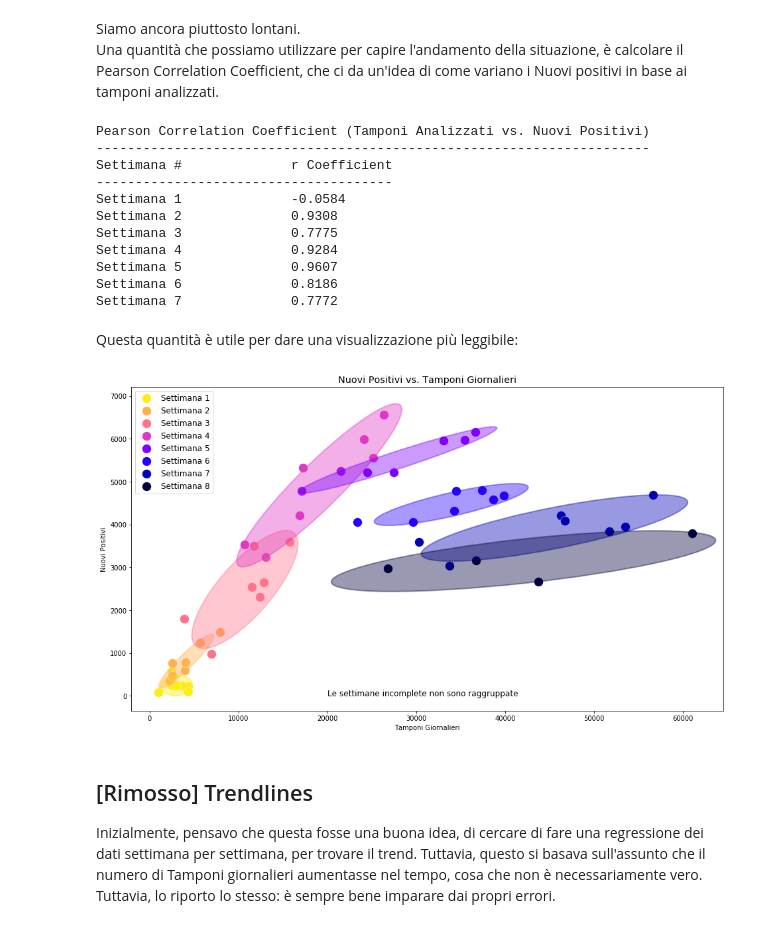
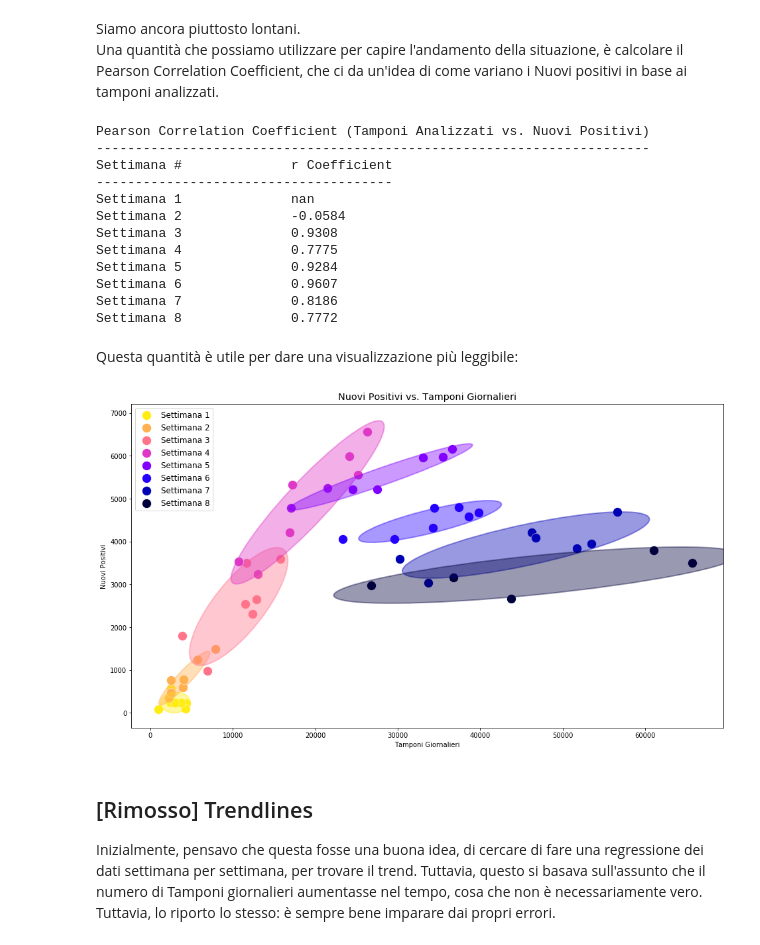
Before and after one commit to FReina/COVID-19, a Jupyter notebook: riepilogo_situazione_nazionale_FR.ipynb, the cells around one changed output. Saved outputs shown, nothing was run; the diff lists cells and outputs as text; code cells hidden in the pictures.

```diff
--- a/riepilogo_situazione_nazionale_FR.ipynb
+++ b/riepilogo_situazione_nazionale_FR.ipynb
@@ -309,11 +309,11 @@ plt.show()
 Siamo ancora piuttosto lontani.
 Una quantit&agrave; che possiamo utilizzare per capire l'andamento della situazione, &egrave; calcolare il Pearson Correlation Coefficient, che ci da un'idea di come variano i Nuovi positivi in base ai tamponi analizzati.
 # %%
-for week in range(0,complete_weeks+1):
+for week in range(0,complete_weeks+2):
     positives_this_week = [];
     tests_this_week = [];
     for day in range(0,len(content_dict['data'])):
-        if weekly_positives[day][0] == 'Settimana '+str(week+1):
+        if weekly_positives[day][0] == 'Settimana '+str(week):
             positives_this_week.append(weekly_positives[day][1])
             tests_this_week.append(tamponi_gionalieri[day])
     coeff_matrix = (np.corrcoef(positives_this_week,tests_this_week))
@@ -323,46 +323,47 @@ print('Pearson Correlation Coefficient (Tamponi Analizzati vs. Nuovi Positivi)')
 print('-----------------------------------------------------------------------')
 print('Settimana #\t\t r Coefficient')
 print('--------------------------------------')
-for week in range(1,complete_weeks):
+for week in range(1,complete_weeks+1):
     print(f'Settimana {week}\t\t {crosscoeff[week-1]:.4f}')
 # %% [output]
 Pearson Correlation Coefficient (Tamponi Analizzati vs. Nuovi Positivi)
 -----------------------------------------------------------------------
 Settimana #              r Coefficient
 --------------------------------------
-Settimana 1              -0.0584
-Settimana 2              0.9308
-Settimana 3              0.7775
-Settimana 4              0.9284
-Settimana 5              0.9607
-Settimana 6              0.8186
-Settimana 7              0.7772
+Settimana 1              nan
+Settimana 2              -0.0584
+Settimana 3              0.9308
+Settimana 4              0.7775
+Settimana 5              0.9284
+Settimana 6              0.9607
+Settimana 7              0.8186
+Settimana 8              0.7772
 # %% [markdown]
 Questa quantit&agrave; &egrave; utile per dare una visualizzazione pi&ugrave; leggibile:
 # %%
 plt.figure(figsize=(16,9))
 plt.title('Nuovi Positivi vs. Tamponi Giornalieri',fontsize = 'x-large')
 for week in range(1,complete_weeks+1):
     positives_this_week = [];
     tests_this_week = [];
     positives_this_week2 = np.zeros(7)
     tests_this_week2 = np.zeros(7)
     for day in range(0,len(content_dict['data'])):
         if weekly_positives[day][0] == 'Settimana '+str(week):
             positives_this_week.append(weekly_positives[day][1])
             tests_this_week.append(tamponi_gionalieri[day])
     positives_this_week2 = np.array(positives_this_week)
     tests_this_week2 = np.array(tests_this_week)
     this_week_points = sns.scatterplot(tests_this_week2,positives_this_week2,color = thecolormap(week*4),s=200,label = ('Settimana ' + str(week)))
     if len(tests_this_week)>3:
         fr.confidence_ellipse(tests_this_week2,positives_this_week2,this_week_points,3,fill = True,lw = 2,ec = thecolormap(week*4),fc = thecolormap(week*4),alpha=0.4)
 plt.xlabel('Tamponi Giornalieri')
 plt.ylabel('Nuovi Positivi')
 plt.legend(loc = 'upper left',fontsize = 'large')
-plt.text(20000,0,'Le settimane incomplete non sono raggruppate',fontsize = 'large')
+#plt.text(20000,0,'Le settimane incomplete non sono raggruppate',fontsize = 'large')
 plt.show()
 # %% [output]
-[figure, old version]
+[figure, new version]
 # %% [markdown]
 ## \[Rimosso\] Trendlines
 
```
Also changed, not shown: parts of 13 cells of this notebook, 2 other files.
